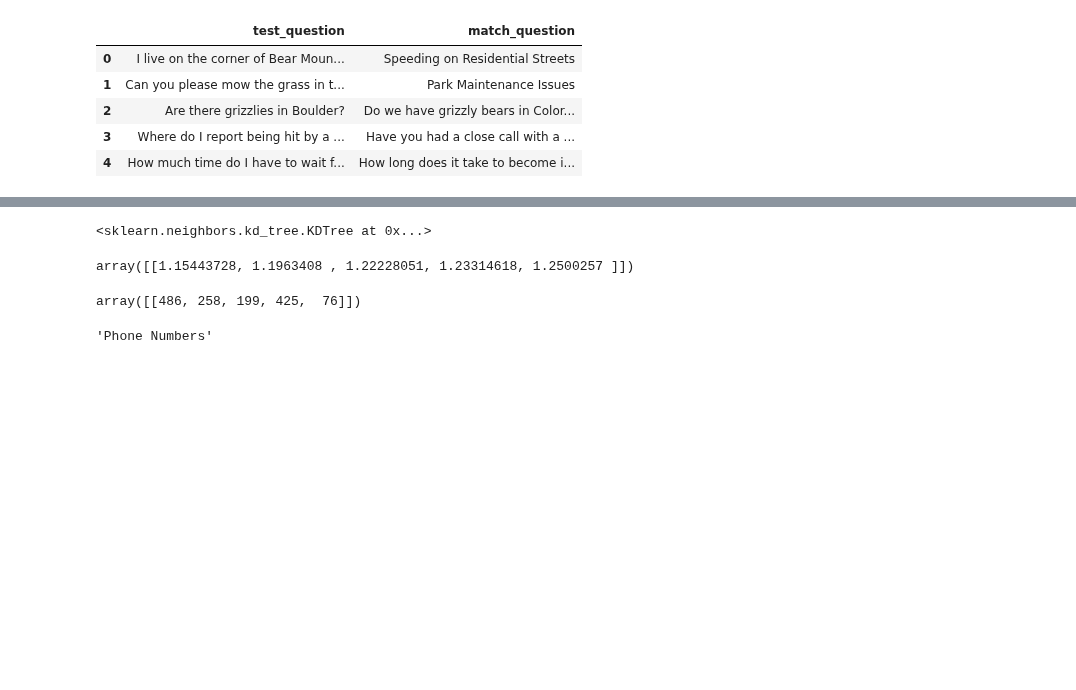
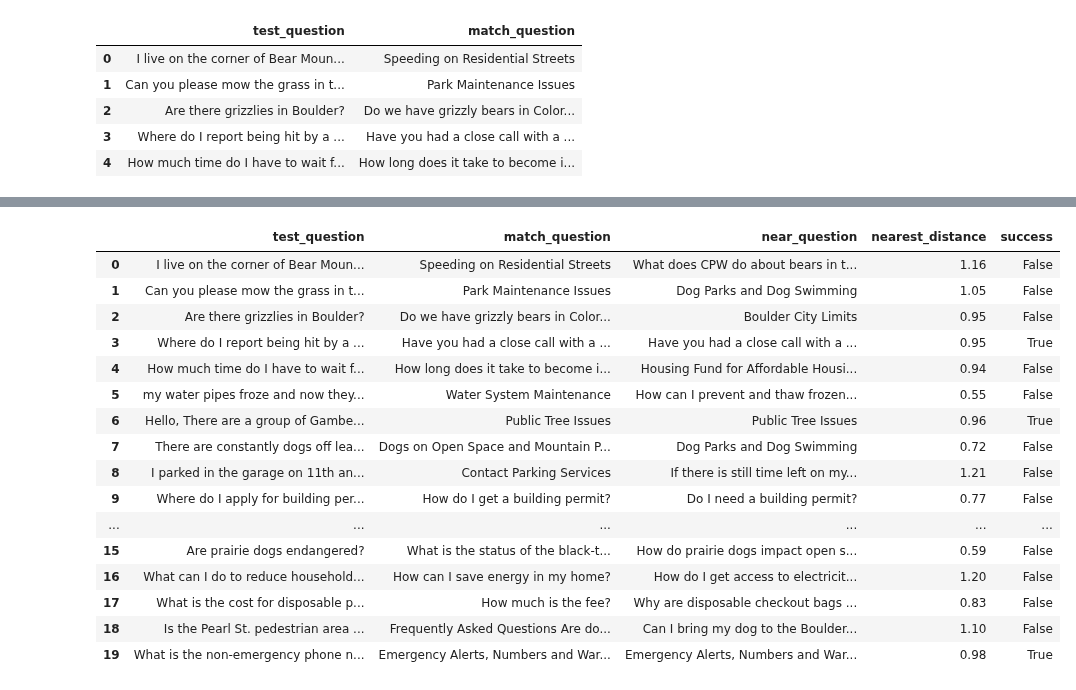
Before and after one commit to willtscott/inquire-boulder-chatbot, a Jupyter notebook: notebooks/faq-chatbot-sandbox.ipynb, the cells around one changed output, grey strips where cells are left out. Saved outputs shown, nothing was run; the diff lists cells and outputs as text; code cells hidden in the pictures; blank space fills up the shorter version.

```diff
--- a/notebooks/faq-chatbot-sandbox.ipynb
+++ b/notebooks/faq-chatbot-sandbox.ipynb
@@ -168,24 +138,41 @@ tree = KDTree(q_tfidf.toarray())
-# %%
-tree
-# %% [output]
-<sklearn.neighbors.kd_tree.KDTree at 0x...>
-# %%
-nearest_dist, nearest_ind = tree.query(tq_tfidf.toarray(), k=5)  # k=2 nearest neighbors where k1 = identity
-# %%
-nearest_dist[:10]
-# %% [output]
-array([[1.15443728, 1.1963408 , 1.22228051, 1.23314618, 1.2500257 ]])
-# %%
-nearest_ind[:]
-# %% [output]
-array([[486, 258, 199, 425,  76]])
 # %%
-tq = test.iloc[19]['test_question']
-# Transform test question into BOW using BOW transformer (based on faq.question)
-tq_bow = bow_transformer.transform([tq])
-# Transform test question's BOW into TFIDF
-tq_tfidf = tfidf_transformer.transform(tq_bow)
+def kd_sim(query):
+    # Transform test question into BOW using BOW transformer (based on faq.question)
+    tq_bow = bow_transformer.transform([query])
+    # Transform test question's BOW into TFIDF
+    tq_tfidf = tfidf_transformer.transform(tq_bow)
+
+    nearest_dist, nearest_ind = tree.query(tq_tfidf.toarray(), k=2)  # k=2 nearest neighbors where k1 = identity
+
+    return nearest_ind[0][0], nearest_dist[0][0]
-# %%
-faq.iloc[nearest_ind[0][0]].question
-# %% [output]
-'Phone Numbers'
+# %%
+def kd_respond(row):
+    query = row.test_question.strip()
+
+    index, dis = kd_sim(query)
+
+    row['near_question'] = faq.question.iloc[index]
+#     row['info'] = faq.answer.iloc[index]
+    row['nearest_distance'] = round(dis, 2)
+    row['success'] = row.near_question == row.match_question
+    return row
+# %%
+test.apply(kd_respond, axis=1)
+# %% [output]
+|  | test_question | match_question | near_question | nearest_distance | success |
+| 0 | I live on the corner of Bear Moun... | Speeding on Residential Streets | What does CPW do about bears in t... | 1.16 | False |
+| 1 | Can you please mow the grass in t... | Park Maintenance Issues | Dog Parks and Dog Swimming | 1.05 | False |
+| 2 | Are there grizzlies in Boulder? | Do we have grizzly bears in Color... | Boulder City Limits | 0.95 | False |
+| 3 | Where do I report being hit by a ... | Have you had a close call with a ... | Have you had a close call with a ... | 0.95 | True |
+| 4 | How much time do I have to wait f... | How long does it take to become i... | Housing Fund for Affordable Housi... | 0.94 | False |
+| 5 | my water pipes froze and now they... | Water System Maintenance | How can I prevent and thaw frozen... | 0.55 | False |
+| 6 | Hello, There are a group of Gambe... | Public Tree Issues | Public Tree Issues | 0.96 | True |
+| 7 | There are constantly dogs off lea... | Dogs on Open Space and Mountain P... | Dog Parks and Dog Swimming | 0.72 | False |
+| 8 | I parked in the garage on 11th an... | Contact Parking Services | If there is still time left on my... | 1.21 | False |
+| 9 | Where do I apply for building per... | How do I get a building permit? | Do I need a building permit? | 0.77 | False |
+| ... | ... | ... | ... | ... | ... |
+| 15 | Are prairie dogs endangered? | What is the status of the black-t... | How do prairie dogs impact open s... | 0.59 | False |
+| 16 | What can I do to reduce household... | How can I save energy in my home? | How do I get access to electricit... | 1.20 | False |
+| 17 | What is the cost for disposable p... | How much is the fee? | Why are disposable checkout bags ... | 0.83 | False |
+| 18 | Is the Pearl St. pedestrian area ... | Frequently Asked Questions Are do... | Can I bring my dog to the Boulder... | 1.10 | False |
+| 19 | What is the non-emergency phone n... | Emergency Alerts, Numbers and War... | Emergency Alerts, Numbers and War... | 0.98 | True |
```
Also changed, not shown: parts of 11 cells of this notebook.
